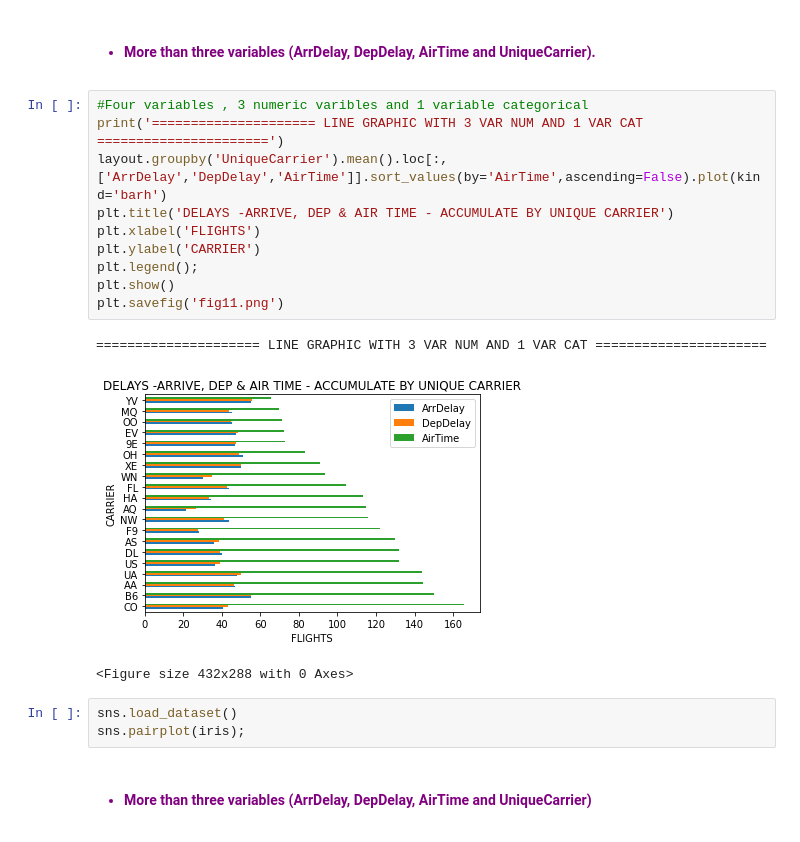
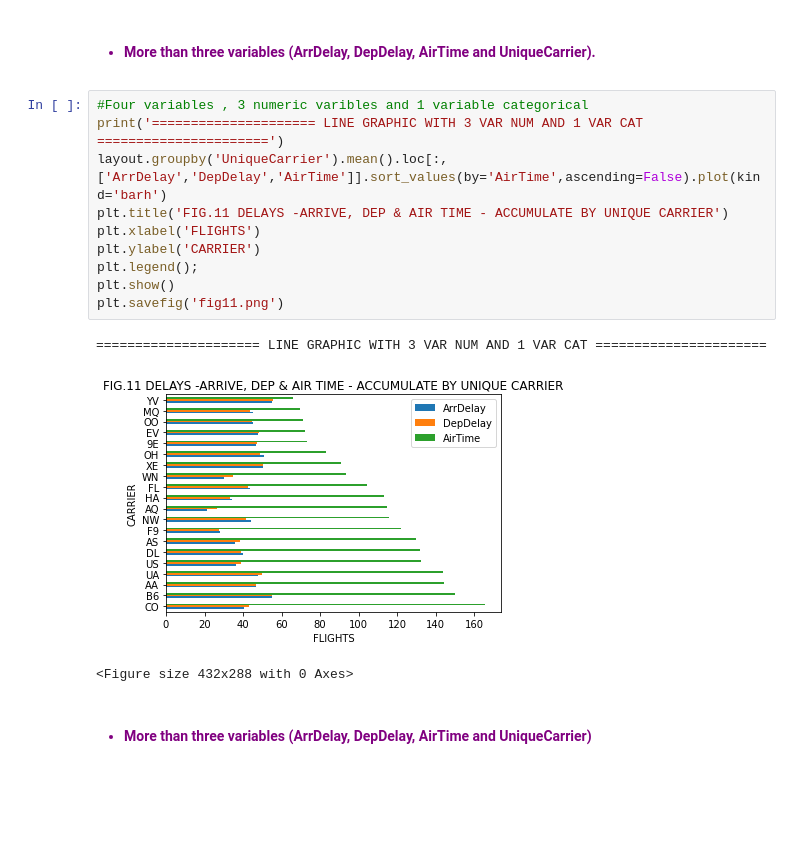
Before and after one commit to elizage/Eli-G, a Jupyter notebook: S04_T01.ipynb, the cells around one changed output. Cells and saved outputs as stored; diff of their text form; blank space fills up the shorter version.

```diff
--- a/S04_T01.ipynb
+++ b/S04_T01.ipynb
@@ -293,20 +283,17 @@ plt.savefig('fig10.png')
 # %%
 #Four variables , 3 numeric varibles and 1 variable categorical
 print('===================== LINE GRAPHIC WITH 3 VAR NUM AND 1 VAR CAT ======================')
 layout.groupby('UniqueCarrier').mean().loc[:,['ArrDelay','DepDelay','AirTime']].sort_values(by='AirTime',ascending=False).plot(kind='barh')
-plt.title('DELAYS -ARRIVE, DEP & AIR TIME - ACCUMULATE BY UNIQUE CARRIER')
+plt.title('FIG.11 DELAYS -ARRIVE, DEP & AIR TIME - ACCUMULATE BY UNIQUE CARRIER')
 plt.xlabel('FLIGHTS')
 plt.ylabel('CARRIER')
 plt.legend();
 plt.show()
 plt.savefig('fig11.png')
 # %% [output]
 ===================== LINE GRAPHIC WITH 3 VAR NUM AND 1 VAR CAT ======================
-[figure, old version]
+[figure, new version]
 <Figure size 432x288 with 0 Axes>
-# %%
-sns.load_dataset()
-sns.pairplot(iris);
 # %% [markdown]
 <span style='color:purple'>
 <h4>
```
Also changed, not shown: parts of 29 cells of this notebook.
